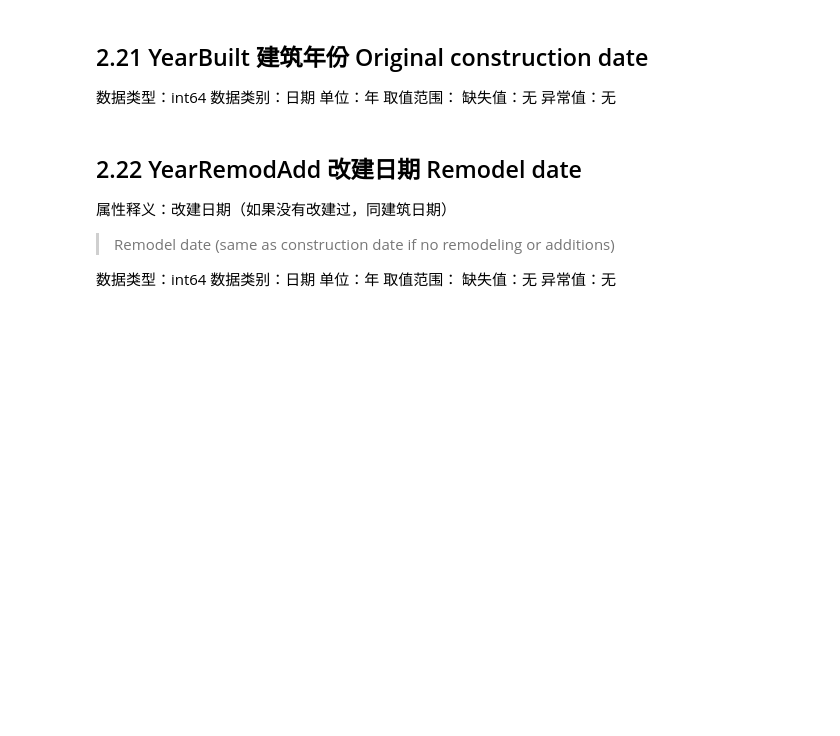
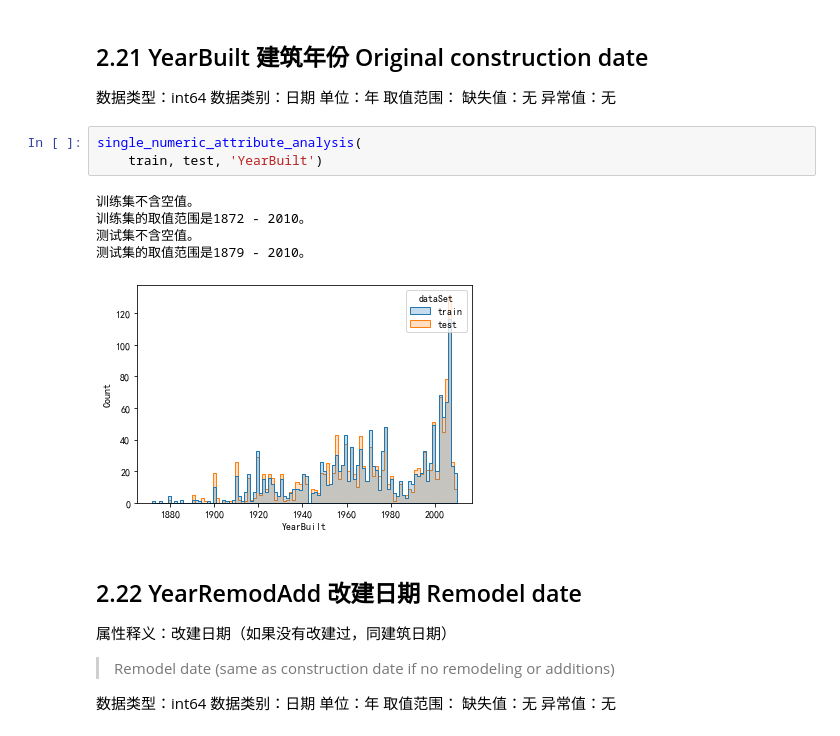
Before and after one commit to malng/DataModelingPortfolio, a Jupyter notebook: House-Prices_Advanced-Regression-Techniques/House-Prices_EDA.ipynb, the cells around one changed output. Cells and saved outputs as stored; diff of their text form; blank space fills up the shorter version.

```diff
--- a/House-Prices_Advanced-Regression-Techniques/House-Prices_EDA.ipynb
+++ b/House-Prices_Advanced-Regression-Techniques/House-Prices_EDA.ipynb
@@ -680,6 +681,15 @@ single_category_attribute_analysis(
 取值范围：
 缺失值：无
 异常值：无
+# %%
+single_numeric_attribute_analysis(
+    train, test, 'YearBuilt')
+# %% [output]
+训练集不含空值。
+训练集的取值范围是1872 - 2010。
+测试集不含空值。
+测试集的取值范围是1879 - 2010。
+[figure, added]
 # %% [markdown]
 ## 2.22 YearRemodAdd 改建日期 Remodel date
 属性释义：改建日期（如果没有改建过，同建筑日期）
```
Also changed, not shown: parts of 74 cells of this notebook.
